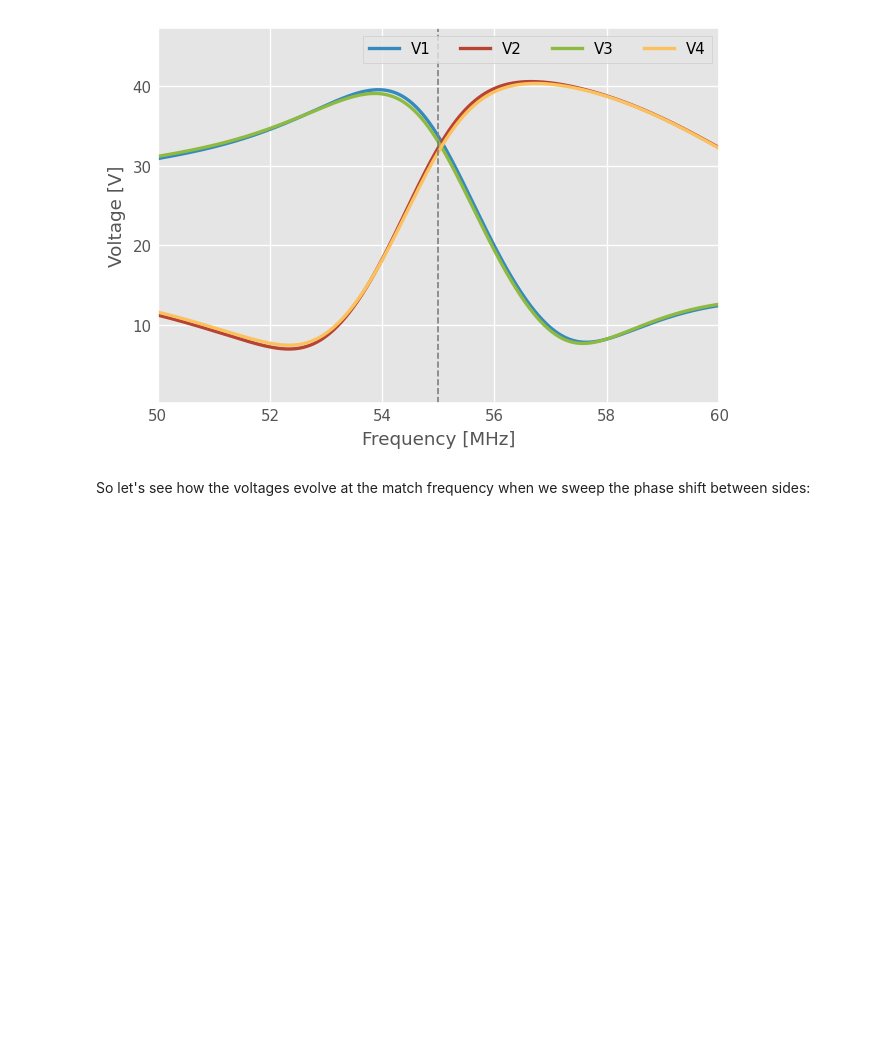
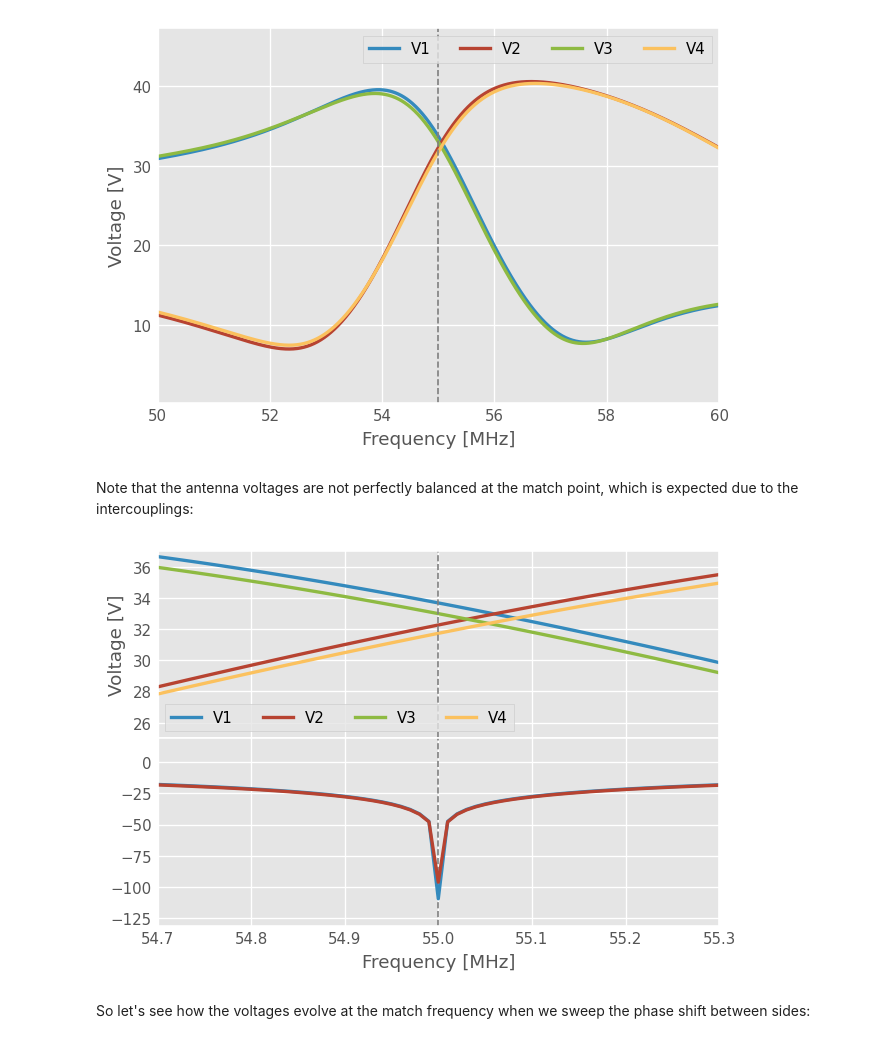
Before and after one commit to jhillairet/WEST_IC_antenna, a Jupyter notebook: doc/phase_scan.ipynb, the cells around one changed output. Saved outputs shown, nothing was run; the diff lists cells and outputs as text; code cells hidden in the pictures; blank space fills up the shorter version.

```diff
--- a/doc/phase_scan.ipynb
+++ b/doc/phase_scan.ipynb
@@ -72,6 +69,21 @@ ax.legend(('V1', 'V2', 'V3', 'V4'), ncol=4)
 # %% [output]
 <matplotlib.legend.Legend at 0x...>
 [figure]
+# %% [markdown]
+Note that the antenna voltages are not perfectly balanced at the match point, which is expected due to the intercouplings:
+# %%
+fig, (ax1,ax2) = plt.subplots(2, 1, sharex=True)
+ax1.plot(antenna.f_scaled, np.abs(antenna.voltages(power, phase, Cs)), lw=2)
+[a.axvline(55, ls='--', color='gray') for a in (ax1,ax2)]
+ax2.set_xlabel('Frequency [MHz]')
+ax1.set_ylabel('Voltage [V]')
+ax1.legend(('V1', 'V2', 'V3', 'V4'), ncol=4)
+ax1.set_xlim(54.7, 55.3)
+ax1.set_ylim(25, 37)
+ax2.plot(antenna.f_scaled, 20*np.log10(np.abs(s_act)), lw=2)
+fig.subplots_adjust(hspace=0)
+# %% [output]
+[figure, added]
 # %% [markdown]
  So let's see how the voltages evolve at the match frequency when we sweep the phase shift between sides:
 # %%
```
Also changed, not shown: parts of 8 cells of this notebook, 11 other files.
